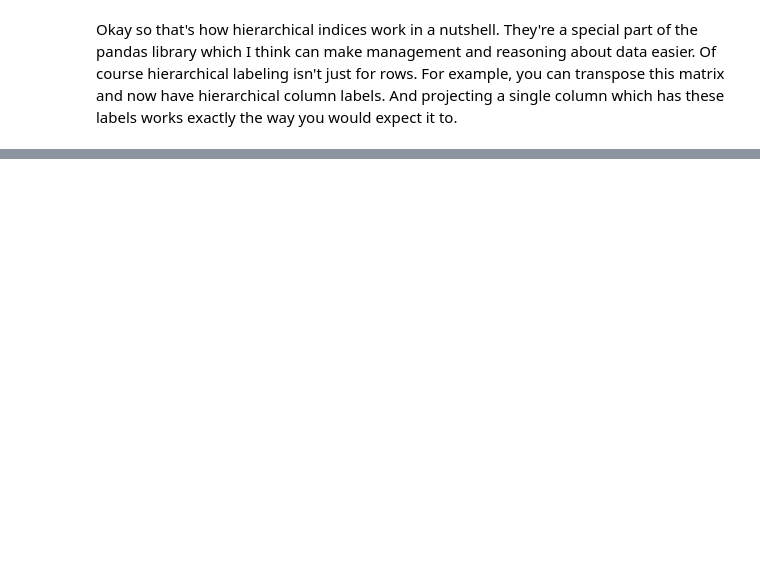
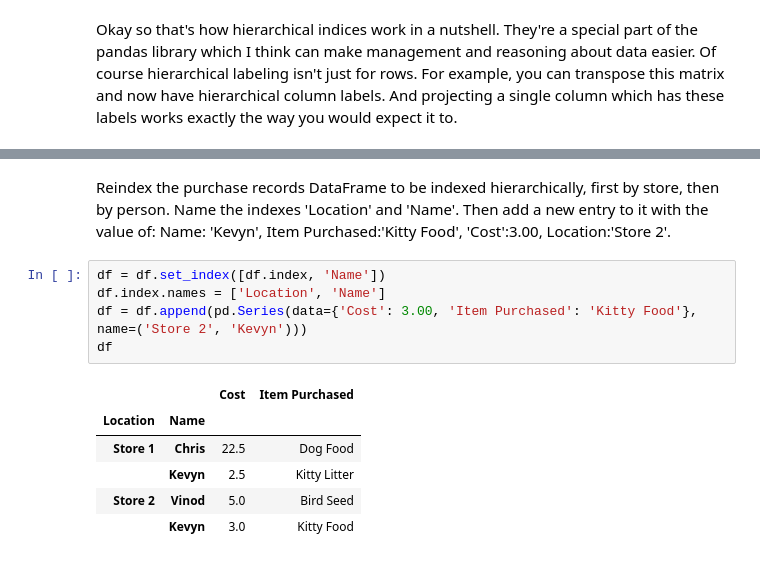
Before and after one commit to sripaladugu/sripaladugu.github.io, a Jupyter notebook: ipynb/Pandas.ipynb, the cells around one changed output, grey strips where cells are left out. Drawn from its saved outputs; the diff is of its cells as text; blank space fills up the shorter version.

```diff
--- a/ipynb/Pandas.ipynb
+++ b/ipynb/Pandas.ipynb
@@ -618,0 +639,16 @@ Okay so that's how hierarchical indices work in a nutshell. They're a special pa
+# %% [markdown]
+Reindex the purchase records DataFrame to be indexed hierarchically, first by store, then by
+person. Name the indexes 'Location' and 'Name'. Then add a new entry to it with the value of:
+    Name: 'Kevyn', Item Purchased:'Kitty Food', 'Cost':3.00, Location:'Store 2'.
+# %%
+df = df.set_index([df.index, 'Name'])
+df.index.names = ['Location', 'Name']
+df = df.append(pd.Series(data={'Cost': 3.00, 'Item Purchased': 'Kitty Food'}, name=('Store 2', 'Kevyn')))
+df
+# %% [output]
+|  |  | Cost | Item Purchased |
+| Location | Name |  |  |
+| Store 1 | Chris | 22.5 | Dog Food |
+|  | Kevyn | 2.5 | Kitty Litter |
+| Store 2 | Vinod | 5.0 | Bird Seed |
+|  | Kevyn | 3.0 | Kitty Food |
```
Also changed, not shown: parts of 4 cells of this notebook, 3 other files.
